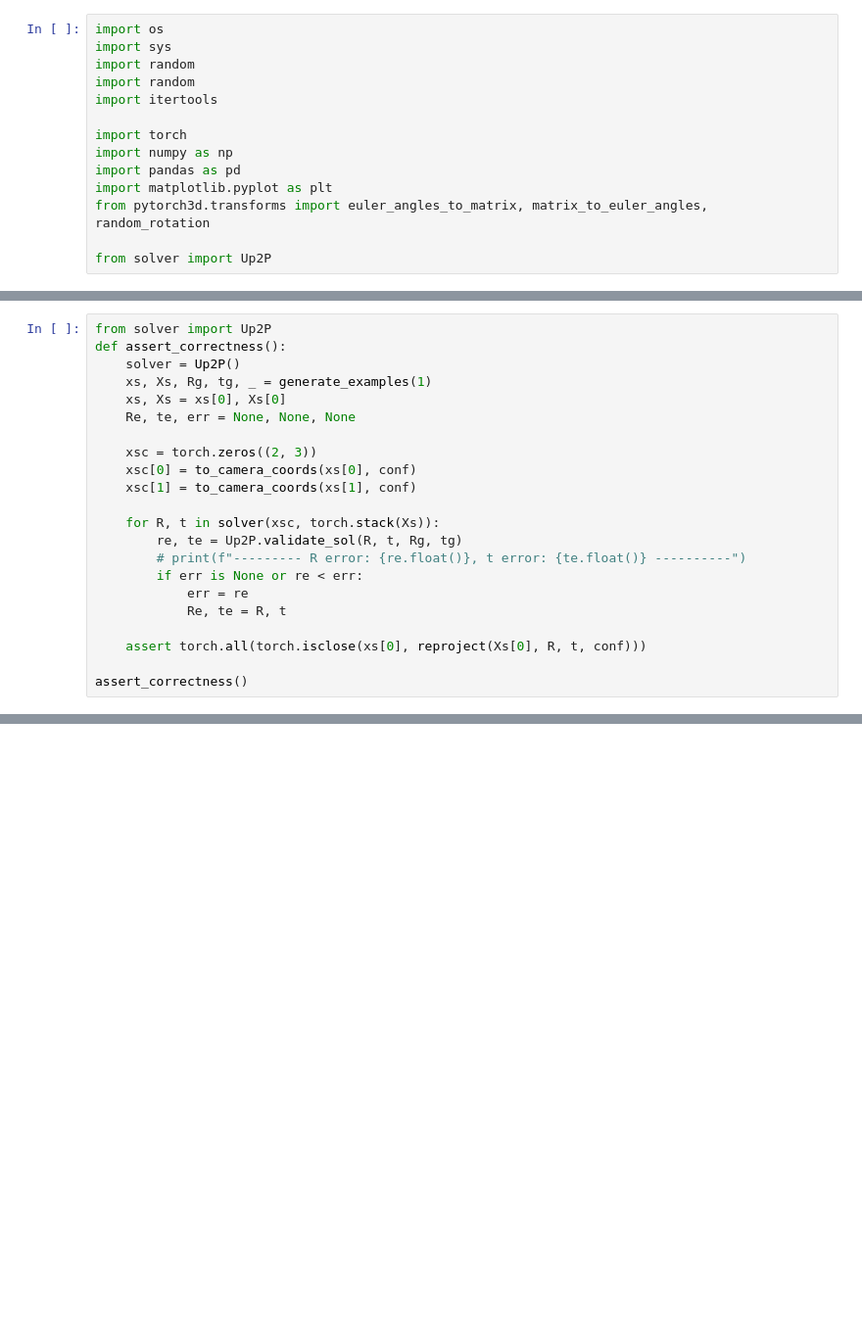
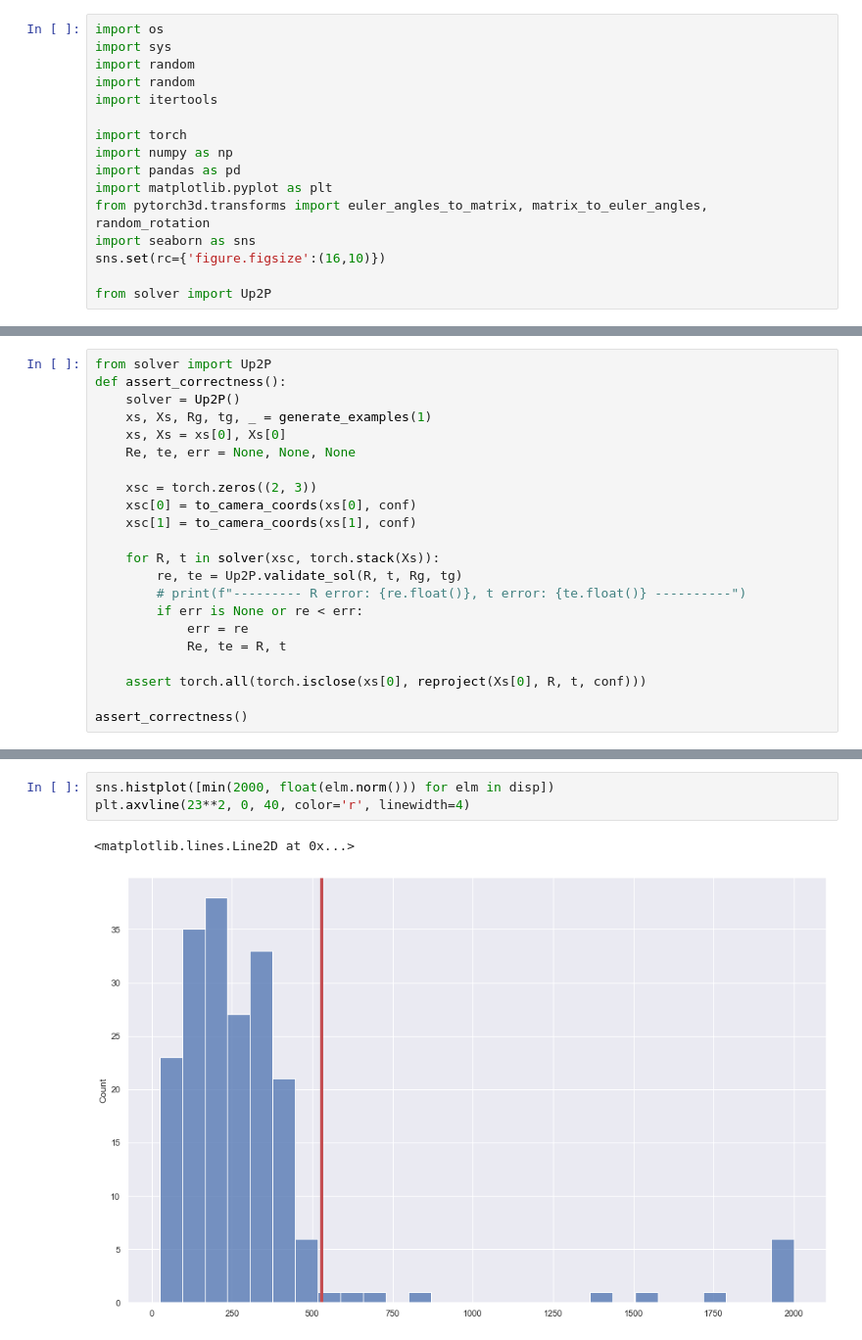
Before and after one commit to bohdanhlovatskyi/pose_estimation, a Jupyter notebook: Solver.ipynb, the cells around one changed output, grey strips where cells are left out. Shown at 98% size. Drawn from its saved outputs; the diff is of its cells as text; blank space fills up the shorter version.

```diff
--- a/Solver.ipynb
+++ b/Solver.ipynb
@@ -10,6 +10,8 @@ import numpy as np
 import pandas as pd
 import matplotlib.pyplot as plt
 from pytorch3d.transforms import euler_angles_to_matrix, matrix_to_euler_angles, random_rotation
+import seaborn as sns
+sns.set(rc={'figure.figsize':(16,10)})
 
 from solver import Up2P
 # %%
@@ -265,0 +254,6 @@ y angle is:  tensor([23.])
+# %%
+sns.histplot([min(2000, float(elm.norm())) for elm in disp])
+plt.axvline(23**2, 0, 40, color='r', linewidth=4)
+# %% [output]
+<matplotlib.lines.Line2D at 0x...>
+[figure, added]
```
Also changed, not shown: parts of 6 cells of this notebook.
